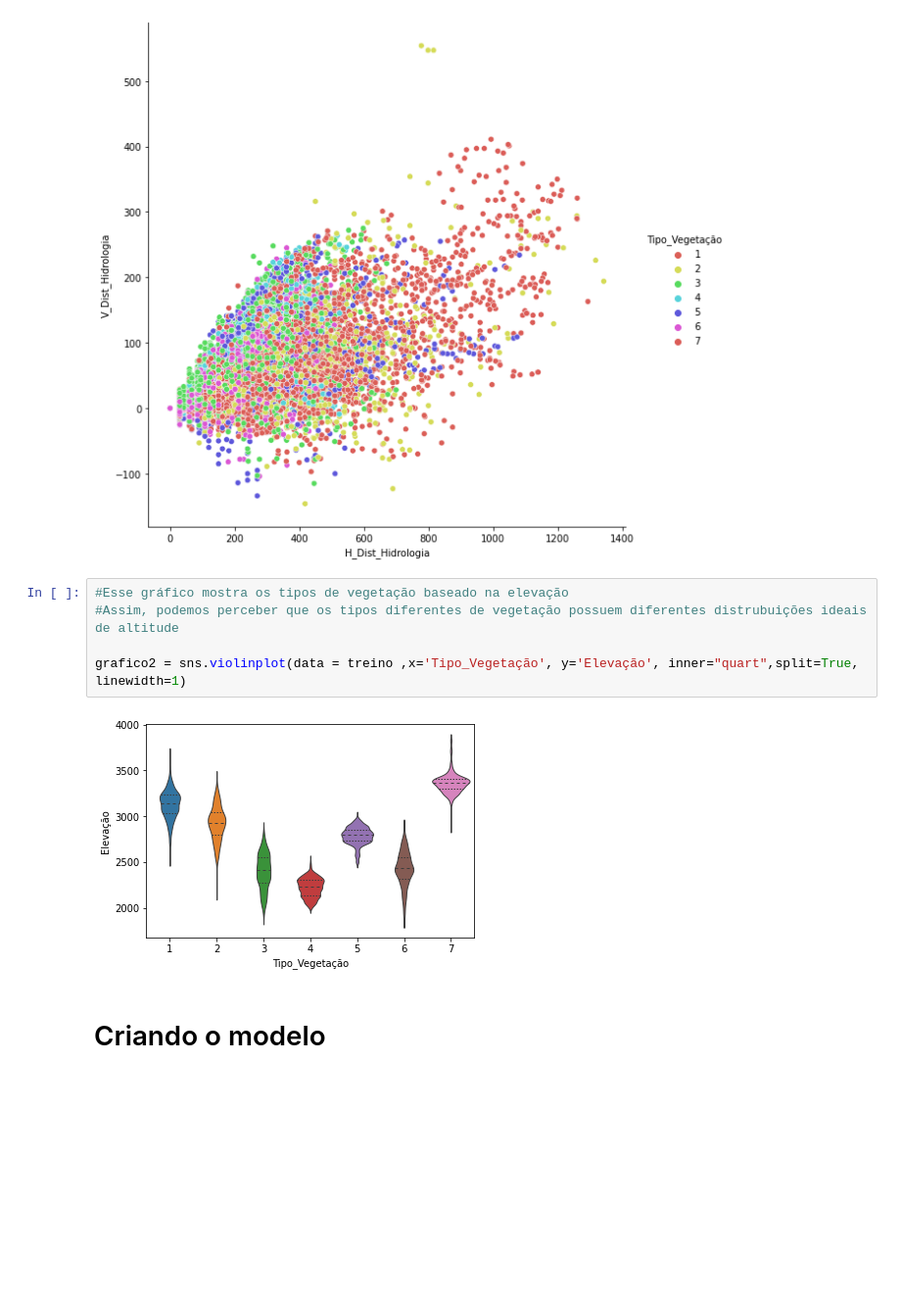
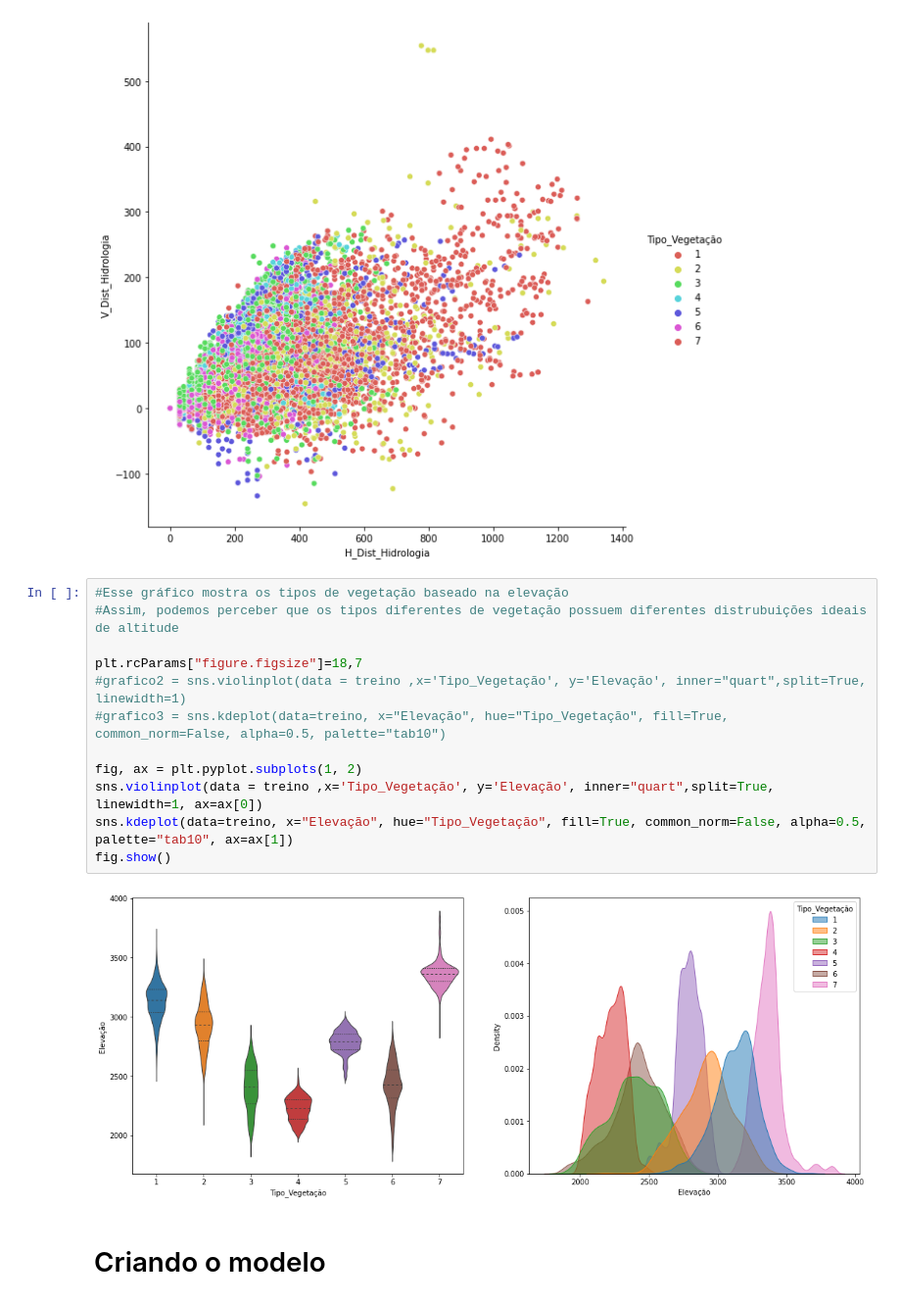
Before and after one commit to GARCl-A/Forest-Cover-Type-Prediction, a Jupyter notebook: main.ipynb, the cells around one changed output. Shown at 98% size. Cells and saved outputs as stored; diff of their text form; blank space fills up the shorter version.

Commit message:
Melhor visualização da elevação

```diff
--- a/main.ipynb
+++ b/main.ipynb
@@ -77,10 +77,17 @@ x_vars='H_Dist_Hidrologia', y_vars='V_Dist_Hidrologia')
 # %%
 #Esse gráfico mostra os tipos de vegetação baseado na elevação
 #Assim, podemos perceber que os tipos diferentes de vegetação possuem diferentes distrubuições ideais de altitude
 
-grafico2 = sns.violinplot(data = treino ,x='Tipo_Vegetação', y='Elevação', inner="quart",split=True, linewidth=1)
+plt.rcParams["figure.figsize"]=18,7
+#grafico2 = sns.violinplot(data = treino ,x='Tipo_Vegetação', y='Elevação', inner="quart",split=True, linewidth=1)
+#grafico3 = sns.kdeplot(data=treino, x="Elevação", hue="Tipo_Vegetação", fill=True, common_norm=False, alpha=0.5, palette="tab10")
+
+fig, ax = plt.pyplot.subplots(1, 2)
+sns.violinplot(data = treino ,x='Tipo_Vegetação', y='Elevação', inner="quart",split=True, linewidth=1, ax=ax[0])
+sns.kdeplot(data=treino, x="Elevação", hue="Tipo_Vegetação", fill=True, common_norm=False, alpha=0.5, palette="tab10", ax=ax[1])
+fig.show()
 # %% [output]
-[figure, old version]
+[figure, new version]
 # %% [markdown]
 # Criando o modelo
 # %% [markdown]
```
Also changed, not shown: parts of 2 cells of this notebook.
